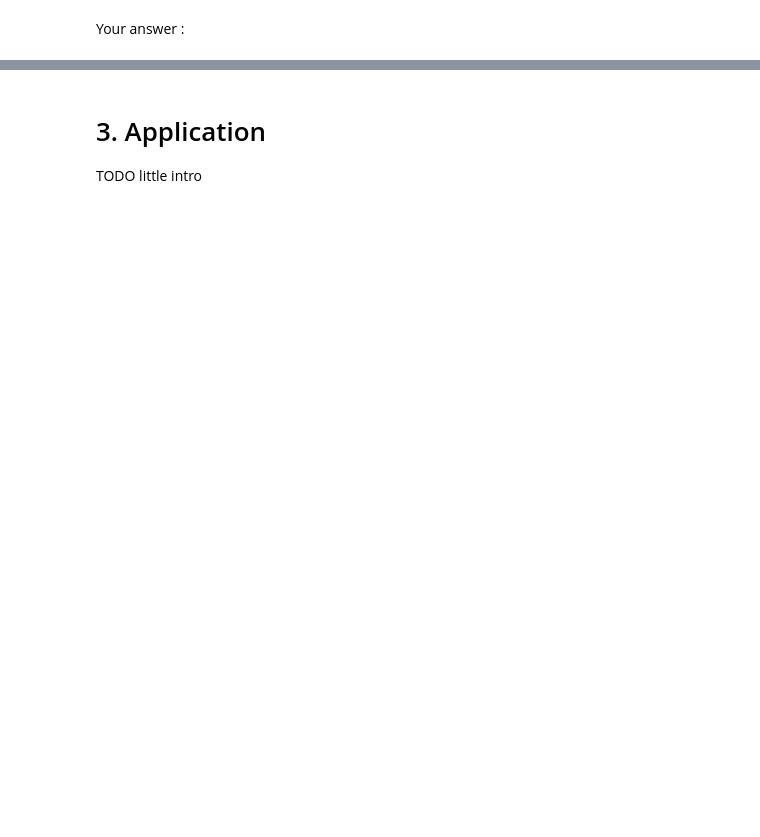
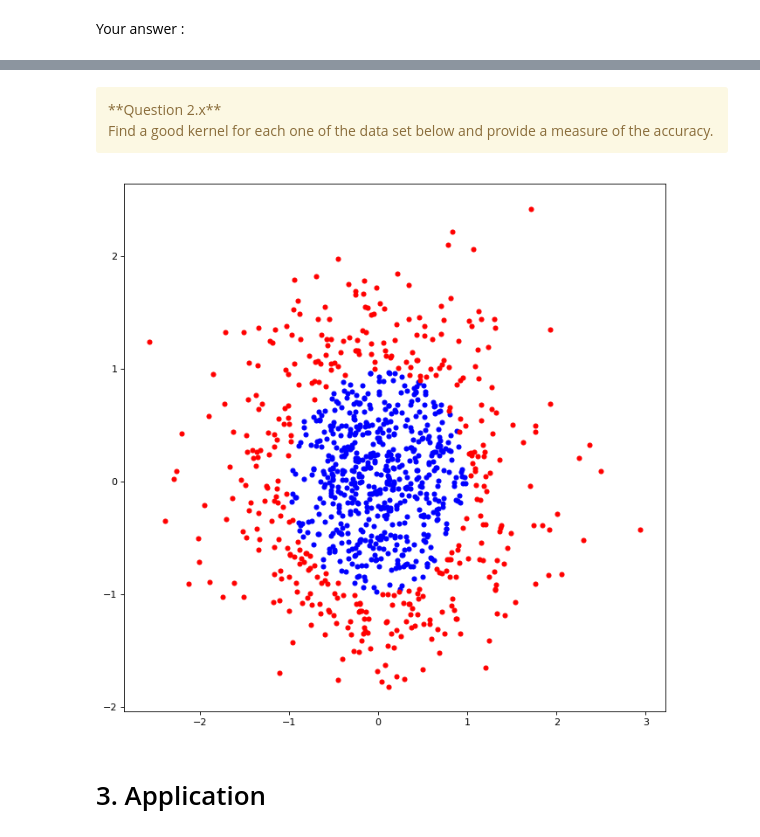
Before and after one commit to erwanlecarpentier/MLclass, a Jupyter notebook: Practice/SVMs/SVM.ipynb, the cells around one changed output, grey strips where cells are left out. Drawn from its saved outputs; the diff is of its cells as text; code cells hidden in the pictures; blank space fills up the shorter version.

```diff
--- a/Practice/SVMs/SVM.ipynb
+++ b/Practice/SVMs/SVM.ipynb
@@ -126,4 +344,53 @@ TODO little intro
+# %% [markdown]
+<div class="alert alert-warning">**Question 2.x**<br>
+Find a good kernel for each one of the data set below and provide a measure of the accuracy.
+</div>
+# %%
+import csv
+import numpy as np
+
+def to_csv(name, mode, data):
+    with open(name, mode) as csvfile:
+        w = csv.writer(csvfile, delimiter=',', quotechar='|', quoting=csv.QUOTE_MINIMAL)
+        for d in data:
+            w.writerow(d)
+
+def gen_gauss(m, v, lab, nb):
+    d = []
+    for i in range(nb):
+        d.append(np.concatenate((np.random.normal(loc=m, scale=v, size=2),[lab]),axis=0))
+    return d
+
+name = 'data2.csv'
+
+
+n = 1000
+
+d = gen_gauss([0, 0], 0.75, +1, n)
+delete = []
+for i in range(len(d)):
+    if (d[i][0]**2 + d[i][1]**2 < 1):
+        delete.append(i)
+d = np.delete(d, delete, axis=0)
+to_csv(name, 'w', d)
+
+
+d = gen_gauss([0, 0], 0.75, -1, n)
+delete = []
+for i in range(len(d)):
+    if (d[i][0]**2 + d[i][1]**2 > 1):
+        delete.append(i)
+d = np.delete(d, delete, axis=0)
+to_csv(name, 'a', d)
+
+
+
+
+
+
+
+plot_data("data2.csv")
+# %% [output]
+[figure, added]
 # %% [markdown]
-# 3. Application
-
-TODO little intro
+# <a id="sec3"></a> 3. Application
```
Also changed, not shown: parts of 47 cells of this notebook.
